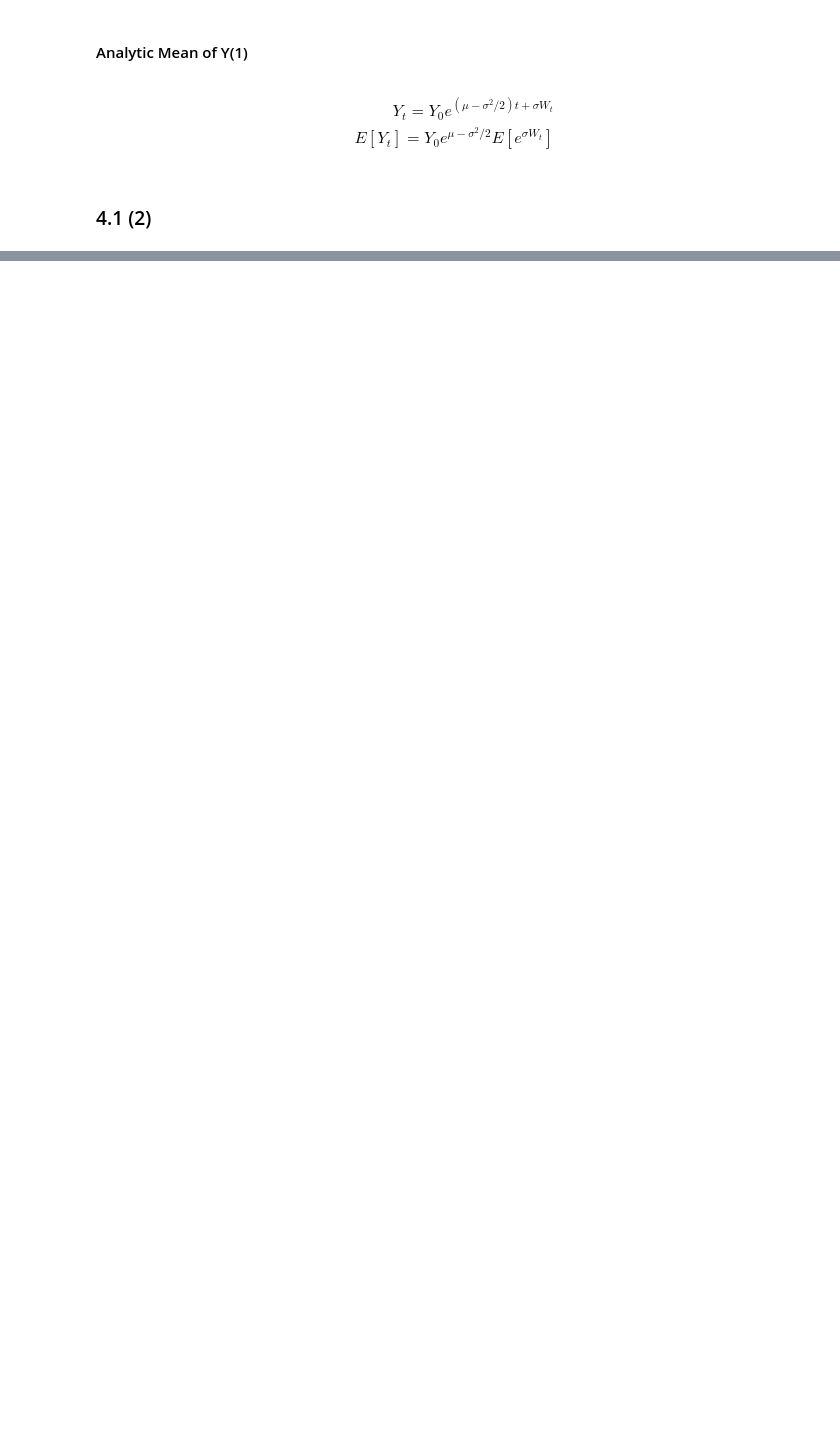
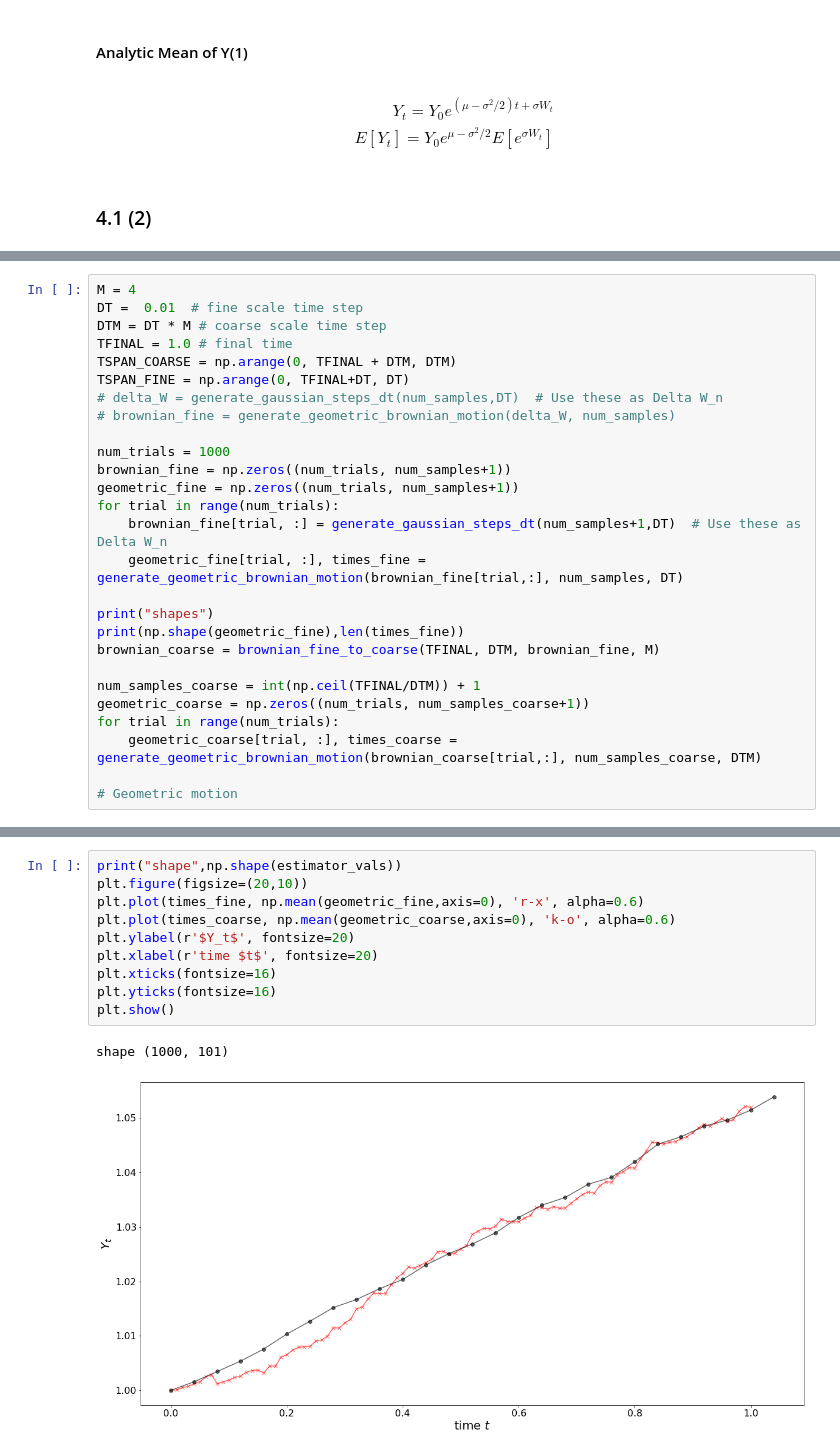
Before and after one commit to hardikparwana/aerosp567, a Jupyter notebook: Project 1_4.ipynb, the cells around one changed output, grey strips where cells are left out. Saved outputs shown, nothing was run; the diff lists cells and outputs as text; blank space fills up the shorter version.

```diff
--- a/Project 1_4.ipynb
+++ b/Project 1_4.ipynb
@@ -101,0 +107,27 @@ def brownian_fine_to_coarse(T, dt, brownian_fine, M):
+# %%
+M = 4
+DT =  0.01  # fine scale time step
+DTM = DT * M # coarse scale time step
+TFINAL = 1.0 # final time
+TSPAN_COARSE = np.arange(0, TFINAL + DTM, DTM)
+TSPAN_FINE = np.arange(0, TFINAL+DT, DT)
+# delta_W = generate_gaussian_steps_dt(num_samples,DT)  # Use these as Delta W_n
+# brownian_fine = generate_geometric_brownian_motion(delta_W, num_samples)
+
+num_trials = 1000
+brownian_fine = np.zeros((num_trials, num_samples+1))
+geometric_fine = np.zeros((num_trials, num_samples+1))
+for trial in range(num_trials):
+    brownian_fine[trial, :] = generate_gaussian_steps_dt(num_samples+1,DT)  # Use these as Delta W_n
+    geometric_fine[trial, :], times_fine = generate_geometric_brownian_motion(brownian_fine[trial,:], num_samples, DT)
+
+print("shapes")
+print(np.shape(geometric_fine),len(times_fine))
+brownian_coarse = brownian_fine_to_coarse(TFINAL, DTM, brownian_fine, M)
+
+num_samples_coarse = int(np.ceil(TFINAL/DTM)) + 1
+geometric_coarse = np.zeros((num_trials, num_samples_coarse+1))
+for trial in range(num_trials):
+    geometric_coarse[trial, :], times_coarse = generate_geometric_brownian_motion(brownian_coarse[trial,:], num_samples_coarse, DTM)
+
+# Geometric motion
@@ -101,0 +139,13 @@ def brownian_fine_to_coarse(T, dt, brownian_fine, M):
+# %%
+print("shape",np.shape(estimator_vals))
+plt.figure(figsize=(20,10))
+plt.plot(times_fine, np.mean(geometric_fine,axis=0), 'r-x', alpha=0.6)
+plt.plot(times_coarse, np.mean(geometric_coarse,axis=0), 'k-o', alpha=0.6)
+plt.ylabel(r'$Y_t$', fontsize=20)
+plt.xlabel(r'time $t$', fontsize=20)
+plt.xticks(fontsize=16)
+plt.yticks(fontsize=16)
+plt.show()
+# %% [output]
+shape (1000, 101)
+[figure, added]
```
Also changed, not shown: parts of 14 cells of this notebook, 1 other file.
